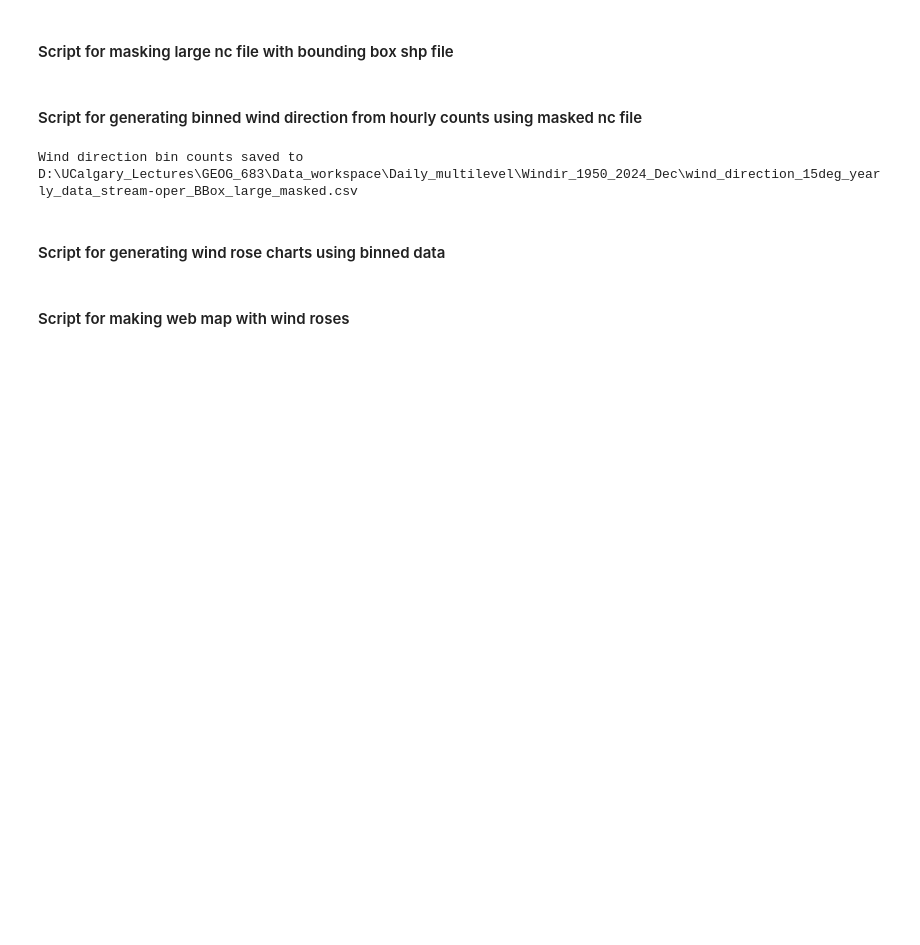
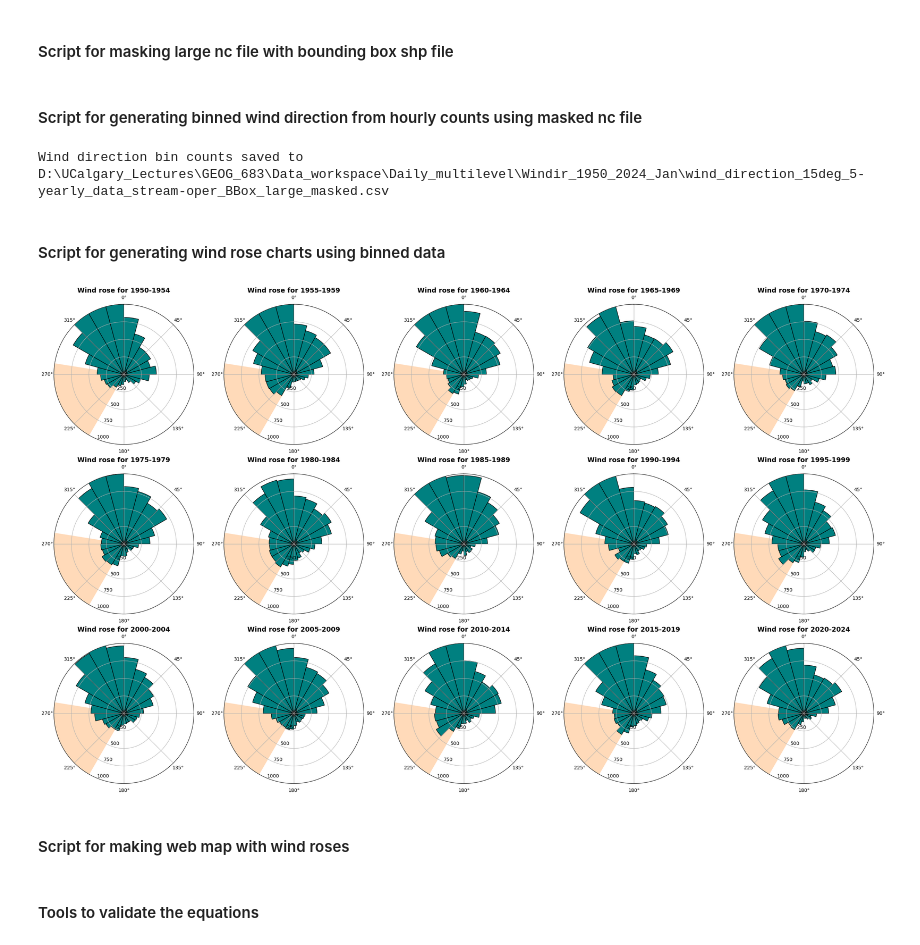
Before and after one commit to rahmansunbeam/geog683_proj_climatetrend, a Jupyter notebook: ProcessWindVector.ipynb, the cells around one changed output. Saved outputs shown, nothing was run; the diff lists cells and outputs as text; code cells hidden in the pictures; blank space fills up the shorter version.

```diff
--- a/ProcessWindVector.ipynb
+++ b/ProcessWindVector.ipynb
@@ -82,12 +82,10 @@ def process_binned_wind_direction(input_nc_file, bin_size=15, cutoff_day=None, a
     if cutoff_day:
         ds, times = ds.sel(valid_time=times.day <= cutoff_day), times[times.day <= cutoff_day]
 
-    wind_direction_rad = (np.arctan2(ds['v'], ds['u']) + 2 * np.pi) % (2 * np.pi)
-    mean_sin_wd = np.sin(wind_direction_rad).mean(dim=["latitude", "longitude"])
-    mean_cos_wd = np.cos(wind_direction_rad).mean(dim=["latitude", "longitude"])
-
-    mean_WD_rad = (np.arctan2(mean_sin_wd, mean_cos_wd) + 2 * np.pi) % (2 * np.pi)
-    mean_WD_deg = np.rad2deg(mean_WD_rad)
+    # Calculate wind direction in degrees
+    median_u = ds['u'].median(dim=["latitude", "longitude"])
+    median_v = ds['v'].median(dim=["latitude", "longitude"])
+    mean_WD_deg = np.mod(270 + np.rad2deg(np.arctan2(median_u, median_v)), 360)
 
     df = pd.DataFrame({'year': times.year, 'month': times.month, 'wind_dir': mean_WD_deg}).dropna()
     bins = np.arange(0, 360 + bin_size, bin_size)
@@ -107,11 +105,11 @@ def process_binned_wind_direction(input_nc_file, bin_size=15, cutoff_day=None, a
     print(f"Wind direction bin counts saved to {output_csv_file}")
 
 # Example usage
-# input_nc_file = r"D:\UCalgary_Lectures\GEOG_683\Data_workspace\Daily_multilevel\Windir_1950_2024_Dec\data_stream-oper_BBox_small_masked.nc"
-input_nc_file = r"D:\UCalgary_Lectures\GEOG_683\Data_workspace\Daily_multilevel\Windir_1950_2024_Dec\data_stream-oper_BBox_large_masked.nc"
-process_binned_wind_direction(input_nc_file, aggregation="yearly")
+input_nc_file = r"D:\UCalgary_Lectures\GEOG_683\Data_workspace\Daily_multilevel\Windir_1950_2024_Dec\data_stream-oper_BBox_small_masked.nc"
+# input_nc_file = r"D:\UCalgary_Lectures\GEOG_683\Data_workspace\Daily_multilevel\Windir_1950_2024_Jan\data_stream-oper_BBox_large_masked.nc"
+process_binned_wind_direction(input_nc_file, aggregation="5-yearly")
 # %% [output]
-Wind direction bin counts saved to D:\UCalgary_Lectures\GEOG_683\Data_workspace\Daily_multilevel\Windir_1950_2024_Dec\wind_direction_15deg_yearly_data_stream-oper_BBox_large_masked.csv
+Wind direction bin counts saved to D:\UCalgary_Lectures\GEOG_683\Data_workspace\Daily_multilevel\Windir_1950_2024_Jan\wind_direction_15deg_5-yearly_data_stream-oper_BBox_large_masked.csv
 # %% [markdown]
 #### Script for generating wind rose charts using binned data
 # %%
@@ -129,7 +127,7 @@ def plot_windrose_from_binned_data(csv_file, charts_per_row=10, max_rmax=None):
     - max_rmax: The maximum radius for the polar plots (optional). If None, it will auto-scale based on data.
     """
     try:
-        wind_data = pd.read_excel(csv_file, sheet_name="Sheet3")
+        wind_data = pd.read_excel(csv_file, sheet_name="Sheet1")
         # wind_data = pd.read_csv(csv_file)
     except Exception as e:
         raise ValueError(f"Error loading CSV file: {e}")
@@ -152,35 +150,37 @@ def plot_windrose_from_binned_data(csv_file, charts_per_row=10, max_rmax=None):
 
     angles = [np.radians((float(b.split('-')[0]) + float(b.split('-')[1])) / 2) for b in direction_bin_columns]
     manual_rmax = frequency_by_bin.values.max() * 1.1 if max_rmax is None else max_rmax
 
     axis_index = 0
 
     for index, data in frequency_by_bin.groupby(level=0):
         if index == "1945-1949": continue
         ax = axes[axis_index]
         start_angle, end_angle = np.radians(210), np.radians(279)
         ax.fill_between(np.linspace(start_angle, end_angle, 100), 0, manual_rmax, color='peachpuff')
         data = data.droplevel(0).squeeze()
         ax.bar(angles, data, width=np.radians(15), edgecolor='black', color='teal')
         ax.set_rmax(manual_rmax)
         ax.set_theta_zero_location('N')
         ax.set_theta_direction(-1)
         ax.set_rlabel_position(202.5)
         ax.set_title(f"Wind rose for {index}", fontsize=14, fontweight='bold')
         ax.set_rticks(np.linspace(0, manual_rmax, num=5))
         ax.yaxis.set_major_formatter(plt.FuncFormatter(lambda x, _: f'{int(x)}'))
         axis_index += 1
 
     for j in range(axis_index, len(axes)):
         fig.delaxes(axes[j])
 
     plt.tight_layout()
     plt.show()
 
 # Example usage
-csv_file_path = r"D:\UCalgary_Lectures\GEOG_683\Data_workspace\Daily_multilevel\Final_files_CSV\wind_direction_15deg_5-yearly_data_stream-oper_BBox_small_calculations.xlsx"
-# csv_file_path = r"D:\UCalgary_Lectures\GEOG_683\Data_workspace\Daily_multilevel\Final_files_CSV\wind_direction_15deg_5-yearly_data_stream-oper_BBox_small_calculations.xlsx"
+csv_file_path = r"D:\UCalgary_Lectures\GEOG_683\Data_workspace\Daily_multilevel\Wind rose\wind_direction_15deg_5-yearly_DJF_ERA5_BBox_large_masked.xlsx"
 plot_windrose_from_binned_data(csv_file_path, charts_per_row=5, max_rmax=1000)
+# plot_windrose_from_binned_data(csv_file_path)
+# %% [output]
+[figure, added]
 # %% [markdown]
 #### Script for making web map with wind roses
 # %%
@@ -249,3 +249,5 @@ for lat_idx, lat in enumerate(lats):
 
 print(f"Successfully added {len(m._children)} wind roses.")
 m
+# %% [markdown]
+#### Tools to validate the equations
```
Also changed, not shown: parts of 1 cell of this notebook, 3 other files.
